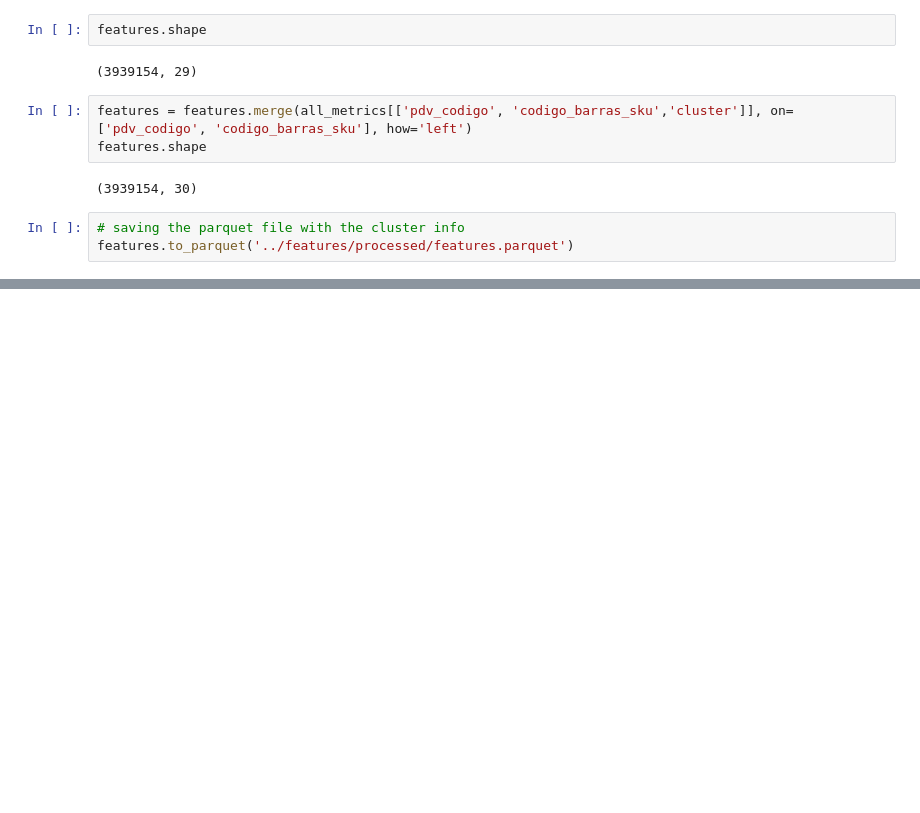
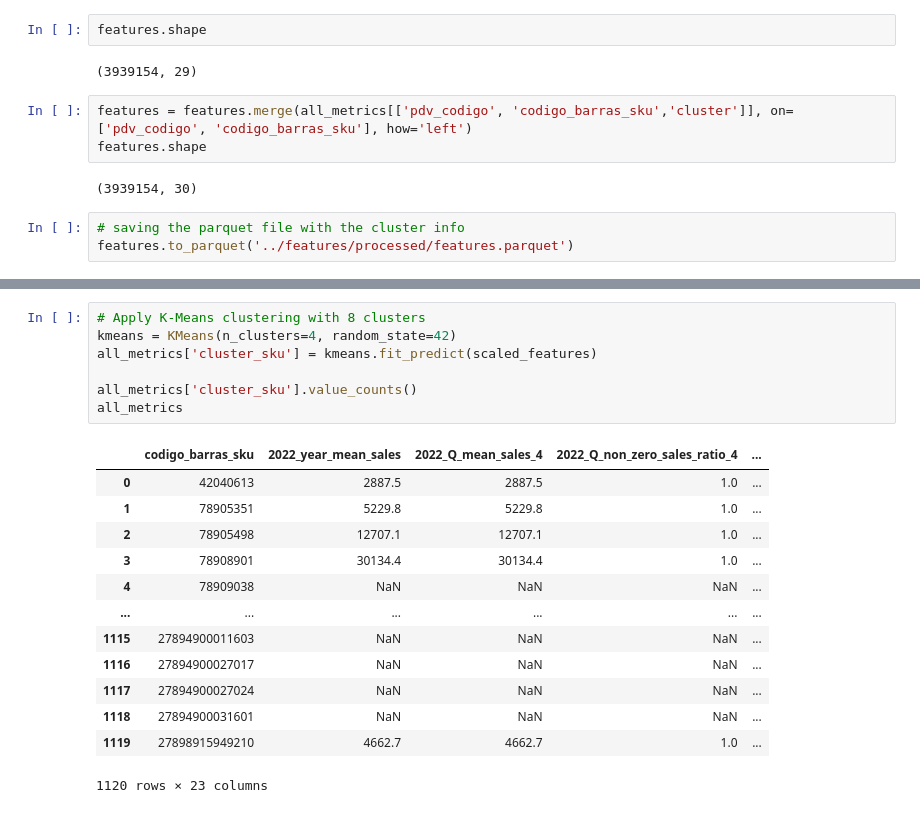
Before and after one commit to SantiagoRomanoOddone/MasterThesis, a Jupyter notebook: clustering/clustering_lab.ipynb, the cells around one changed output, grey strips where cells are left out. Saved outputs shown, nothing was run; the diff lists cells and outputs as text; blank space fills up the shorter version.

```diff
--- a/clustering/clustering_lab.ipynb
+++ b/clustering/clustering_lab.ipynb
@@ -368,0 +470,21 @@ features.to_parquet('../features/processed/features.parquet')
+# %%
+# Apply K-Means clustering with 8 clusters
+kmeans = KMeans(n_clusters=4, random_state=42)
+all_metrics['cluster_sku'] = kmeans.fit_predict(scaled_features)
+
+all_metrics['cluster_sku'].value_counts()
+all_metrics
+# %% [output]
+|  | codigo_barras_sku | 2022_year_mean_sales | 2022_Q_mean_sales_4 | 2022_Q_non_zero_sales_ratio_4 | ... |
+| 0 | 42040613 | 2887.5 | 2887.5 | 1.0 | ... |
+| 1 | 78905351 | 5229.8 | 5229.8 | 1.0 | ... |
+| 2 | 78905498 | 12707.1 | 12707.1 | 1.0 | ... |
+| 3 | 78908901 | 30134.4 | 30134.4 | 1.0 | ... |
+| 4 | 78909038 | NaN | NaN | NaN | ... |
+| ... | ... | ... | ... | ... | ... |
+| 1115 | 27894900011603 | NaN | NaN | NaN | ... |
+| 1116 | 27894900027017 | NaN | NaN | NaN | ... |
+| 1117 | 27894900027024 | NaN | NaN | NaN | ... |
+| 1118 | 27894900031601 | NaN | NaN | NaN | ... |
+| 1119 | 27898915949210 | 4662.7 | 4662.7 | 1.0 | ... |
+1120 rows × 23 columns
```
Also changed, not shown: parts of 8 cells of this notebook.
